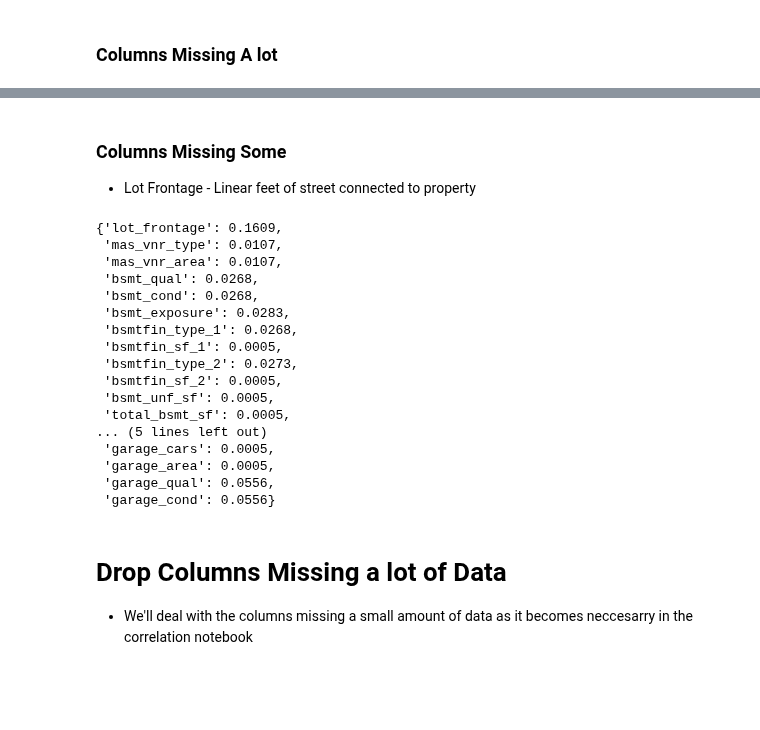
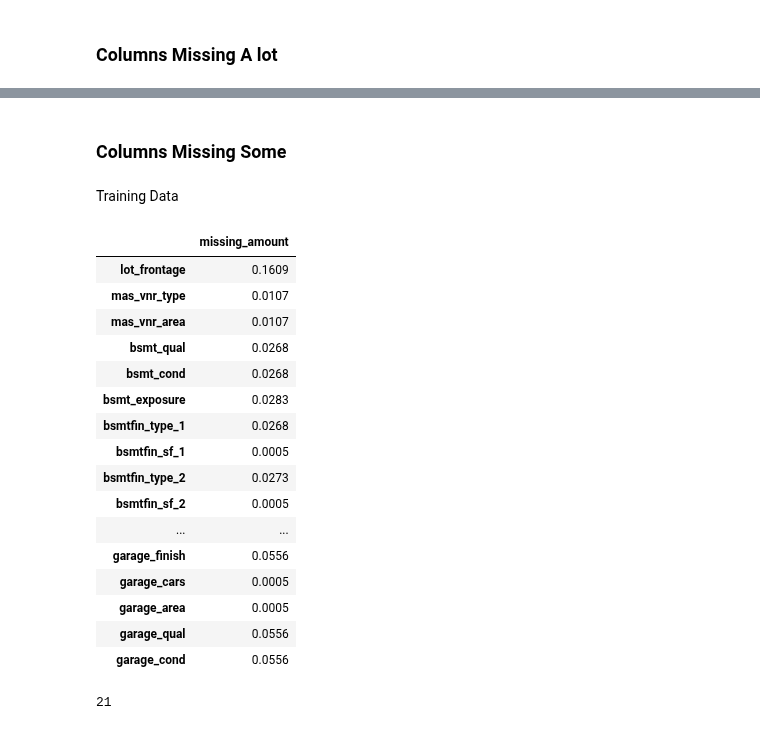
Before and after one commit to AlexSpradling/Home-Price-Prediction-in-Ames-IA, a Jupyter notebook: code/data_cleaning.ipynb, the cells around one changed output, grey strips where cells are left out. Saved outputs shown, nothing was run; the diff lists cells and outputs as text; code cells hidden in the pictures; blank space fills up the shorter version.

Commit message:
added narrative to first notebook

```diff
--- a/code/data_cleaning.ipynb
+++ b/code/data_cleaning.ipynb
@@ -569,2 +595,7 @@ for idx, item in house_train.isnull().sum().items():
+# %%
+
+
+missing_the_most_train, missing_some_train, full_train = bucketize_missing(house_train)
+missing_the_most_test, missing_some_test, full_test = bucketize_missing(house_test)
 # %% [markdown]
 ### Columns Missing A lot
@@ -591,27 +629,30 @@ impute_binaries_for_missing(house_test)
 # %% [markdown]
 ### Columns Missing Some
-
-- Lot Frontage - Linear feet of street connected to property
-# %%
-missing_some # lot frontage is missing 16% of its data but the rest are pretty O.K.
-# %% [output]
-{'lot_frontage': 0.1609,
- 'mas_vnr_type': 0.0107,
- 'mas_vnr_area': 0.0107,
- 'bsmt_qual': 0.0268,
- 'bsmt_cond': 0.0268,
- 'bsmt_exposure': 0.0283,
- 'bsmtfin_type_1': 0.0268,
- 'bsmtfin_sf_1': 0.0005,
- 'bsmtfin_type_2': 0.0273,
- 'bsmtfin_sf_2': 0.0005,
- 'bsmt_unf_sf': 0.0005,
- 'total_bsmt_sf': 0.0005,
-... (5 lines left out)
- 'garage_cars': 0.0005,
- 'garage_area': 0.0005,
- 'garage_qual': 0.0556,
- 'garage_cond': 0.0556}
-# %% [markdown]
-# Drop Columns Missing a lot of Data
-- We'll deal with the columns missing a small amount of data as it becomes neccesarry in the correlation notebook
+# %% [markdown]
+Training Data
+# %%
+# turn missing_some into a dataframe
+missing_some_df = pd.DataFrame.from_dict(missing_some_train, orient='index', columns=['missing_amount'])
+display(missing_some_df)
+
+# number of features with missign values
+print(len(missing_some_train))
+# %% [output]
+|  | missing_amount |
+| lot_frontage | 0.1609 |
+| mas_vnr_type | 0.0107 |
+| mas_vnr_area | 0.0107 |
+| bsmt_qual | 0.0268 |
+| bsmt_cond | 0.0268 |
+| bsmt_exposure | 0.0283 |
+| bsmtfin_type_1 | 0.0268 |
+| bsmtfin_sf_1 | 0.0005 |
+| bsmtfin_type_2 | 0.0273 |
+| bsmtfin_sf_2 | 0.0005 |
+| ... | ... |
+| garage_finish | 0.0556 |
+| garage_cars | 0.0005 |
+| garage_area | 0.0005 |
+| garage_qual | 0.0556 |
+| garage_cond | 0.0556 |
+21
```
Also changed, not shown: parts of 46 cells of this notebook, 3 other files.
